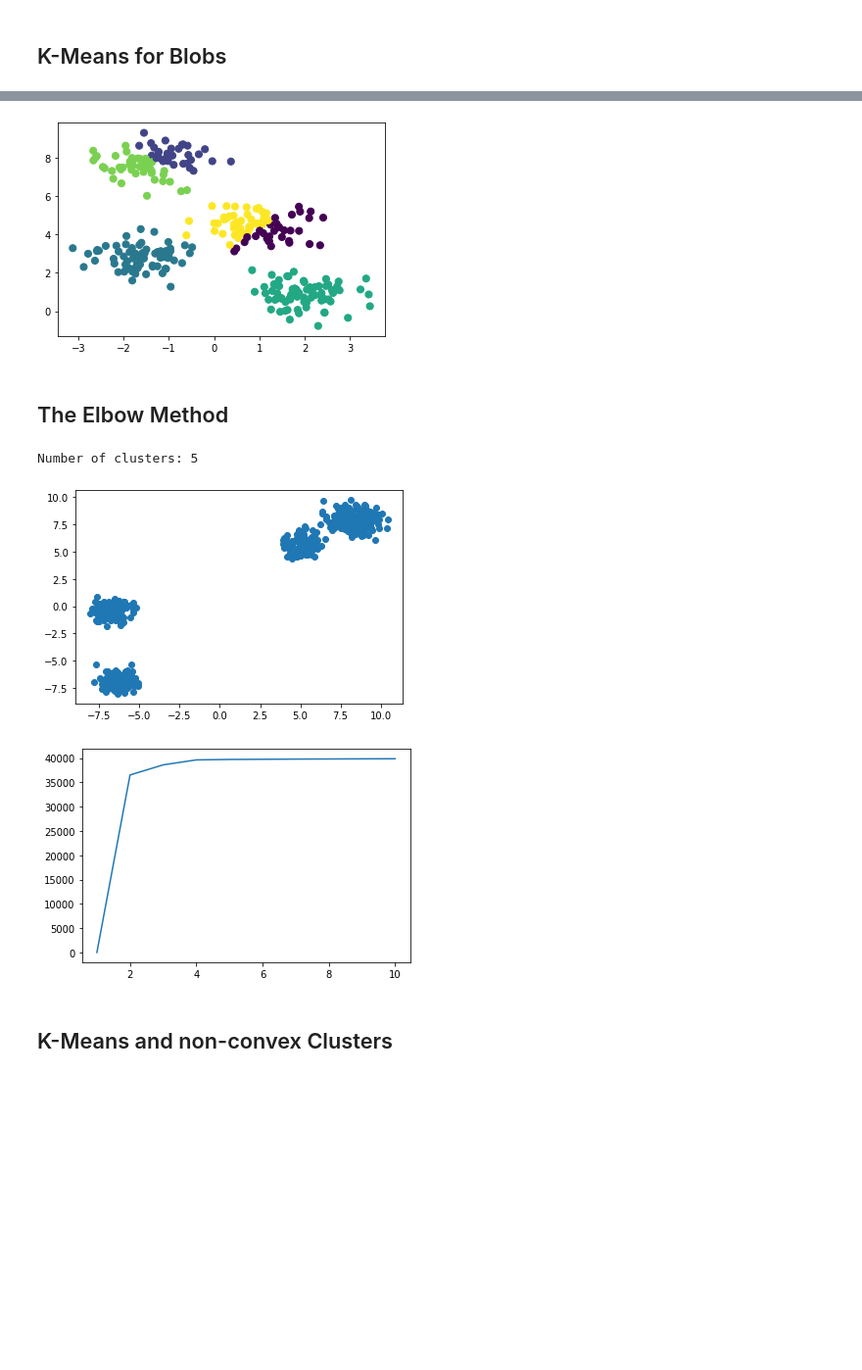
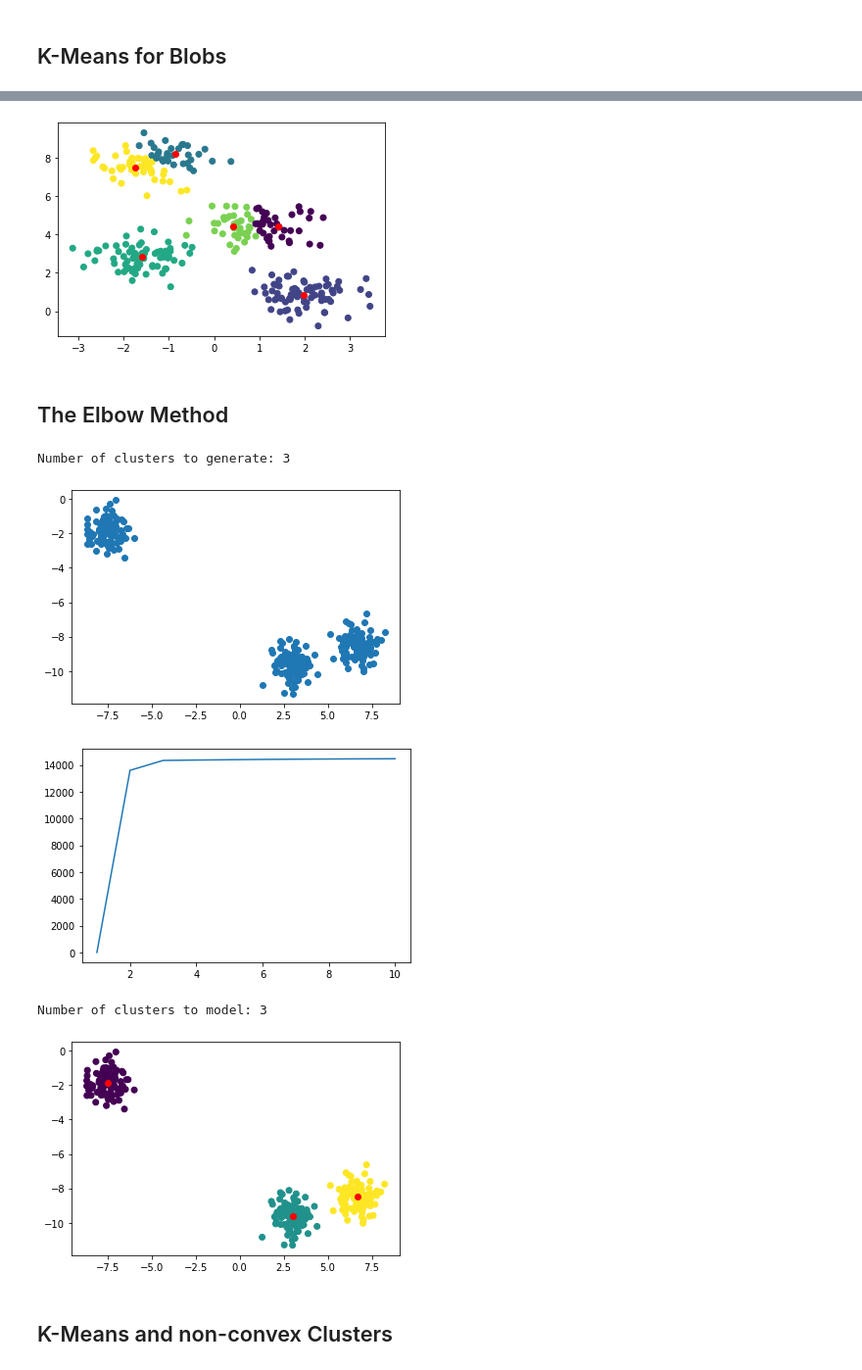
Before and after one commit to lutzhamel/CSC310, a Jupyter notebook: notes/17a-unsupervised-learning.ipynb, the cells around one changed output, grey strips where cells are left out. Shown at 98% size. Drawn from its saved outputs; the diff is of its cells as text; code cells hidden in the pictures; blank space fills up the shorter version.

```diff
--- a/notes/17a-unsupervised-learning.ipynb
+++ b/notes/17a-unsupervised-learning.ipynb
@@ -44,11 +48,20 @@ plt.show()
 # %%
 # cluster blobs with non-optimal value for k
-# NOTE: fitting and predicting in the same function call!
-labels = KMeans(6).fit_predict(X)
-plt.scatter(X[:, 0], X[:, 1], c=labels, s=50, cmap='viridis')
+model = KMeans(n_clusters=6)
+model.fit(X)
+labels = model.predict(X)
+
+
+# plot clusters by color according to cluster model
+plt.scatter(X[:,0], X[:,1], c=labels)
+
+# plot centers
+centers = model.cluster_centers_
+plt.scatter(centers[:,0], centers[:,1], c='red')
+
 plt.show()
 # %% [output]
-[figure, old version]
+[figure, new version]
 # %% [markdown]
 ## The Elbow Method
 # %%
@@ -77,21 +99,39 @@ def elbow(df, n):
 # %%
 import pandas as pd
 from matplotlib import pyplot as plt
-from sklearn.datasets.samples_generator import make_blobs
+from sklearn.datasets import make_blobs
 
-k = int(input("Number of clusters: "))
+# generate the data
+k = int(input("Number of clusters to generate: "))
+X, y = make_blobs(n_samples=k*100, centers=k, cluster_std=0.60)
 
-X, y_true = make_blobs(n_samples=k*100, centers=k, cluster_std=0.60)
-
-plt.scatter(X[:, 0], X[:, 1]);
+# plot clusters
+plt.scatter(X[:,0], X[:,1]);
 plt.show()
 
-Xdf = pd.DataFrame(X)
-elbow(Xdf,10)
+# generate elbow plot
+elbow(pd.DataFrame(X),10)
+
+# build model for the given k
+k = int(input("Number of clusters to model: "))
+model = KMeans(n_clusters=k)
+model.fit(X)
+labels = model.predict(X)
+
+# plot clusters by color according to cluster model
+plt.scatter(X[:,0], X[:,1], c=labels)
+
+# plot centers
+centers = model.cluster_centers_
+plt.scatter(centers[:,0], centers[:,1], c='red')
+
+plt.show()
 # %% [output]
-Number of clusters: 5
+Number of clusters to generate: 3
-[figure, old version]
+[figure, new version]
-[figure, old version]
+[figure, new version]
+Number of clusters to model: 3
+[figure, added]
 # %% [markdown]
 ## K-Means and non-convex Clusters
 # %%
```
Also changed, not shown: parts of 5 cells of this notebook, 2 other files.
